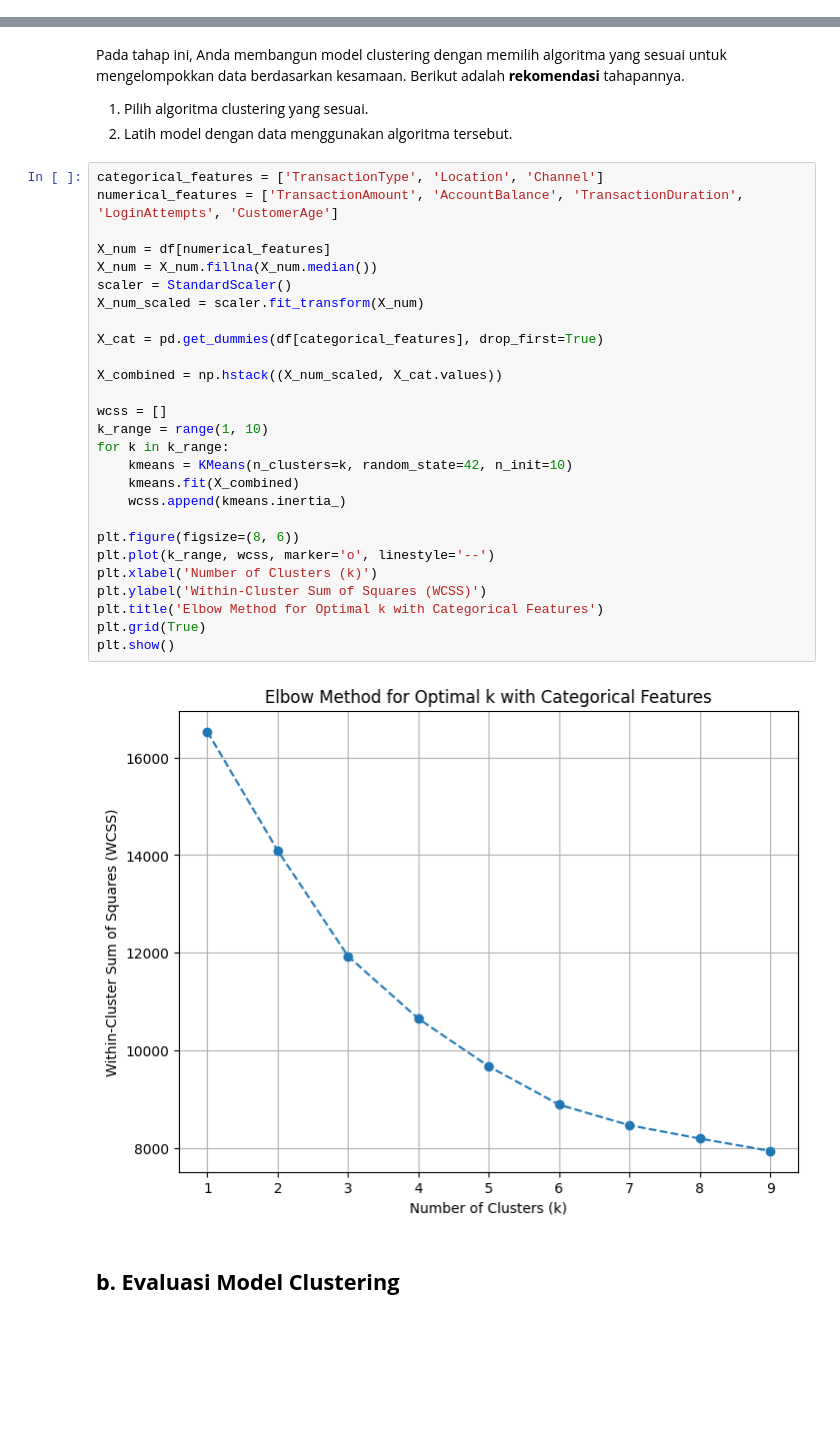
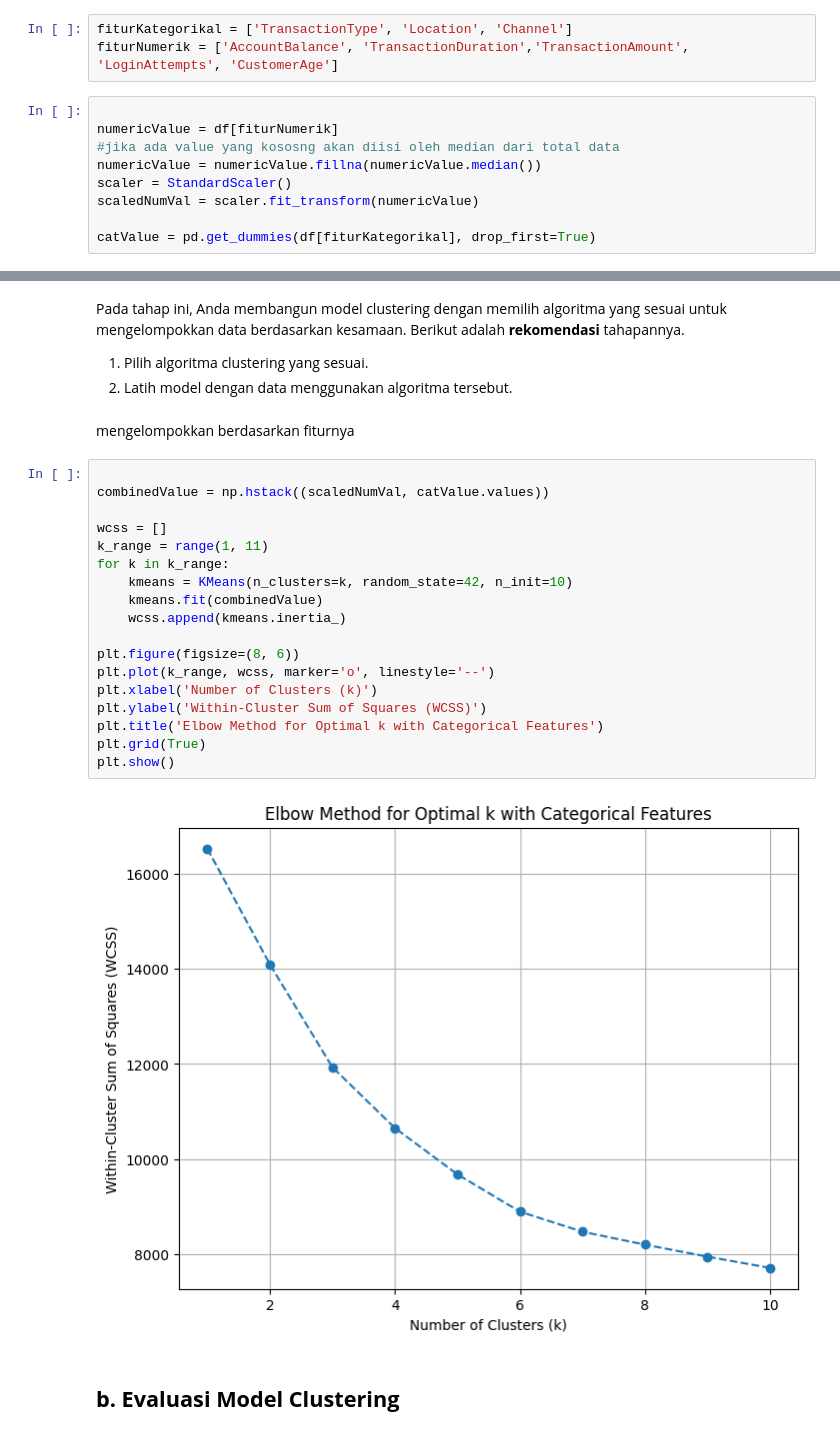
Before and after one commit to Occolus/BankFraudPrediction, a Jupyter notebook: [Clustering]_Submission_Akhir_BMLP_Your_Name.ipynb, the cells around one changed output, grey strips where cells are left out. Drawn from its saved outputs; the diff is of its cells as text; blank space fills up the shorter version.

```diff
--- a/[Clustering]_Submission_Akhir_BMLP_Your_Name.ipynb
+++ b/[Clustering]_Submission_Akhir_BMLP_Your_Name.ipynb
@@ -258,6 +257,18 @@ dtype: int64
 data yang terduplikat :  Empty DataFrame
 Columns: [TransactionID, AccountID, TransactionAmount, TransactionDate, TransactionType, Location, DeviceID, IP Address, MerchantID, Channel, CustomerAge, CustomerOccupation, TransactionDuration, Logi ...
 Index: []
+# %%
+fiturKategorikal = ['TransactionType', 'Location', 'Channel']
+fiturNumerik = ['AccountBalance', 'TransactionDuration','TransactionAmount', 'LoginAttempts', 'CustomerAge']
+# %%
+
+numericValue = df[fiturNumerik]
+#jika ada value yang kososng akan diisi oleh median dari total data
+numericValue = numericValue.fillna(numericValue.median())
+scaler = StandardScaler()
+scaledNumVal = scaler.fit_transform(numericValue)
+
+catValue = pd.get_dummies(df[fiturKategorikal], drop_first=True)
 # %% [markdown]
 # **6. Pembangunan Model Clustering**
 # %% [markdown]
@@ -266,35 +277,28 @@ Index: []
 Pada tahap ini, Anda membangun model clustering dengan memilih algoritma yang sesuai untuk mengelompokkan data berdasarkan kesamaan. Berikut adalah **rekomendasi** tahapannya.
 1. Pilih algoritma clustering yang sesuai.
 2. Latih model dengan data menggunakan algoritma tersebut.
+# %% [markdown]
+mengelompokkan berdasarkan fiturnya
 # %%
-categorical_features = ['TransactionType', 'Location', 'Channel']
-numerical_features = ['TransactionAmount', 'AccountBalance', 'TransactionDuration', 'LoginAttempts', 'CustomerAge']
 
-X_num = df[numerical_features]
-X_num = X_num.fillna(X_num.median())
-scaler = StandardScaler()
-X_num_scaled = scaler.fit_transform(X_num)
-
-X_cat = pd.get_dummies(df[categorical_features], drop_first=True)
-
-X_combined = np.hstack((X_num_scaled, X_cat.values))
+combinedValue = np.hstack((scaledNumVal, catValue.values))
 
 wcss = []
-k_range = range(1, 10)
+k_range = range(1, 11)
 for k in k_range:
     kmeans = KMeans(n_clusters=k, random_state=42, n_init=10)
-    kmeans.fit(X_combined)
+    kmeans.fit(combinedValue)
     wcss.append(kmeans.inertia_)
 
 plt.figure(figsize=(8, 6))
 plt.plot(k_range, wcss, marker='o', linestyle='--')
 plt.xlabel('Number of Clusters (k)')
 plt.ylabel('Within-Cluster Sum of Squares (WCSS)')
 plt.title('Elbow Method for Optimal k with Categorical Features')
 plt.grid(True)
 plt.show()
 # %% [output]
-[figure, old version]
+[figure, new version]
 # %% [markdown]
 ## **b. Evaluasi Model Clustering**
 # %% [markdown]
```
Also changed, not shown: parts of 10 cells of this notebook.
